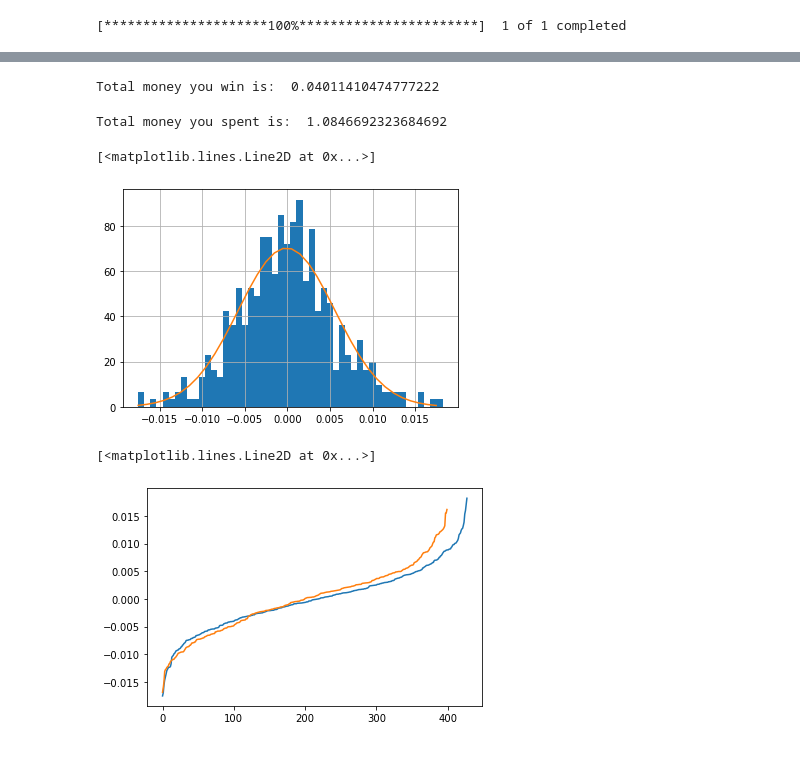
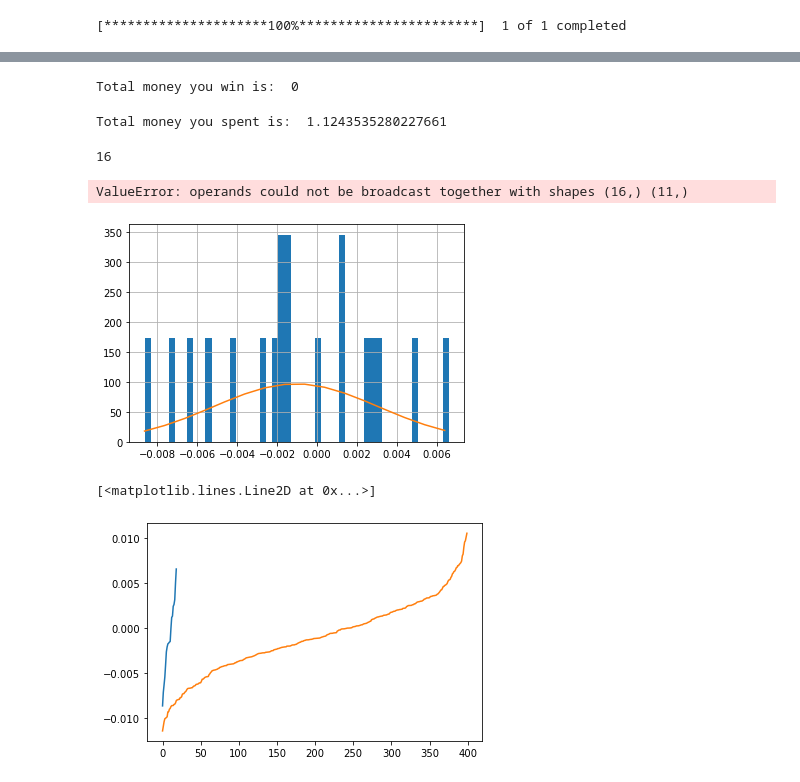
Before and after one commit to julian-sc/machine_learning, a Jupyter notebook: Notebooks/PruebasTrade.ipynb, the cells around one changed output, grey strips where cells are left out. Cells and saved outputs as stored; diff of their text form; code cells hidden in the pictures.

```diff
--- a/Notebooks/PruebasTrade.ipynb
+++ b/Notebooks/PruebasTrade.ipynb
@@ -19,7 +16,7 @@ data_1 = yf.download("EURUSD=X")
 # %% [output]
 [*********************100%***********************]  1 of 1 completed
 # %%
-data_1 = data_1.loc[data_1.index>='2022-01-01']
+data_1 = data_1.loc[data_1.index>='2022-01-01'].head(20)
 # %%
 print(data_1)
 # %% [output]
@@ -92,30 +91,40 @@ data_1.tail()
 # %%
 print("Total money you win is: ", data_1.loc[data_1.index[-2],'WEALTH'])
 # %% [output]
-Total money you win is:  0.04011410474777222
+Total money you win is:  0
 # %%
 print("Total money you spent is: ", data_1.loc[data_1.index[-2],'Close'])
 # %% [output]
-Total money you spent is:  1.0846692323684692
+Total money you spent is:  1.1243535280227661
 # %%
 data_1['LOG_RETURN'] = np.log(data_1['CLOSE1']) - np.log(data_1['Close'])
 # %%
 mu = data_1['LOG_RETURN'].mean()
 sigma = data_1['LOG_RETURN'].std(ddof=1)
+# %%
+len(list_range)
+# %% [output]
+16
 # %%
 from scipy.stats import norm
 data_1['LOG_RETURN'].hist(bins=50,density=True)
 list_range = np.arange(min(data_1['LOG_RETURN']),max(data_1['LOG_RETURN']), 0.001)
 plt.plot(list_range, norm.pdf(list_range,mu,sigma))
+plt.fill_between(x=list_range,
+                 y2=0,
+                 y1=norm.pdf(np.arange(-0.1,0.002,0.01),mu,sigma),
+                 facecolor='pink',
+                 alpha=0.5
+)
 # %% [output]
-[<matplotlib.lines.Line2D at 0x...>]
+ValueError: operands could not be broadcast together with shapes (16,) (11,)
-[figure, old version]
+[figure, new version]
 # %%
 plt.plot(np.sort(data_1['LOG_RETURN']))
 plt.plot(np.sort(norm.rvs(loc=mu,scale=sigma,size=400)))
 # %% [output]
 [<matplotlib.lines.Line2D at 0x...>]
-[figure, old version]
+[figure, new version]
 # %%
 def denplotnorm(lst_var:list, cloud_size=100):
     mu = np.mean(lst_var)
```
Also changed, not shown: parts of 17 cells of this notebook.
